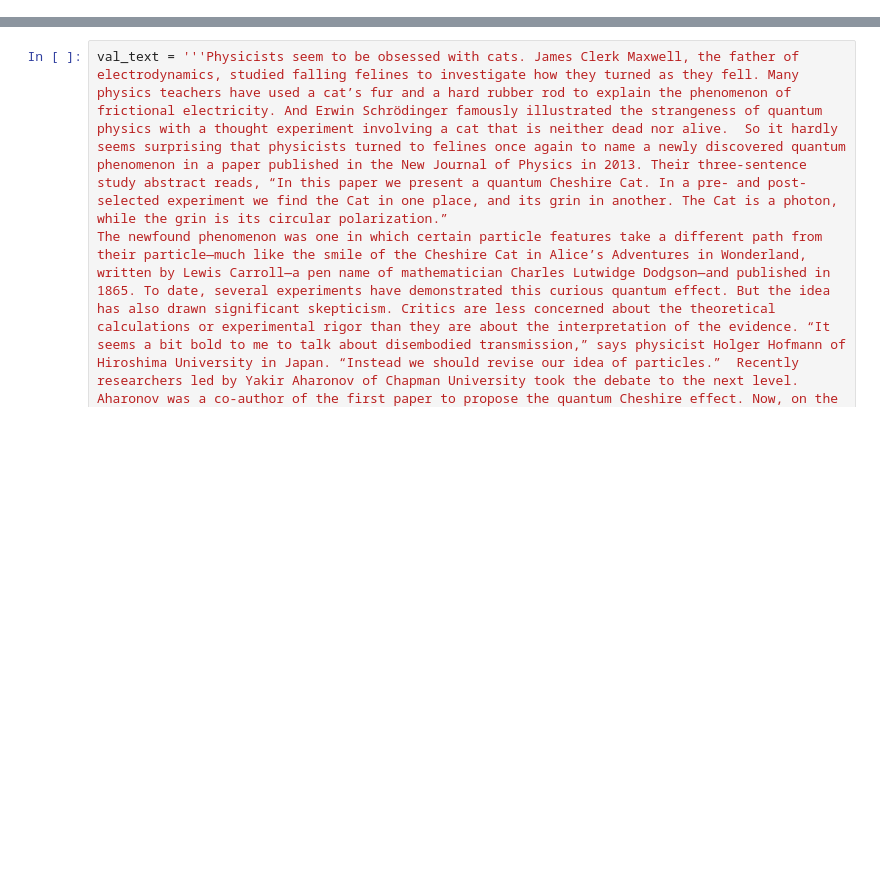
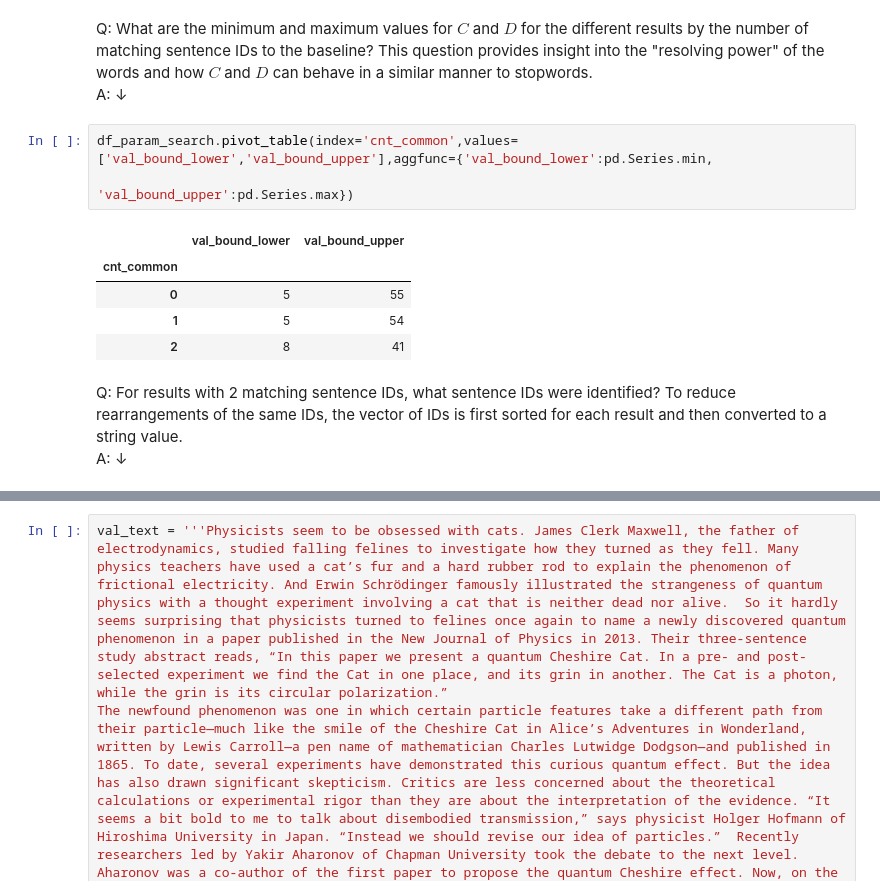
Before and after one commit to JIVJGFJZKF/luhn, a Jupyter notebook: luhn.ipynb, the cells around one changed output, grey strips where cells are left out. Saved outputs shown, nothing was run; the diff lists cells and outputs as text; blank space fills up the shorter version.

```diff
--- a/luhn.ipynb
+++ b/luhn.ipynb
@@ -27,0 +212,15 @@ def scrape_page_wikipedia(val_url):
+# %% [markdown]
+Q: What are the minimum and maximum values for $C$ and $D$ for the different results by the number of matching sentence IDs to the baseline?  This question provides insight into the "resolving power" of the words and how $C$ and $D$ can behave in a similar manner to stopwords.
+A: &darr;
+# %%
+df_param_search.pivot_table(index='cnt_common',values=['val_bound_lower','val_bound_upper'],aggfunc={'val_bound_lower':pd.Series.min,
+                                                                                                     'val_bound_upper':pd.Series.max})
+# %% [output]
+|  | val_bound_lower | val_bound_upper |
+| cnt_common |  |  |
+| 0 | 5 | 55 |
+| 1 | 5 | 54 |
+| 2 | 8 | 41 |
+# %% [markdown]
+Q: For results with 2 matching sentence IDs, what sentence IDs were identified?  To reduce rearrangements of the same IDs, the vector of IDs is first sorted for each result and then converted to a string value.
+A: &darr;
```
Also changed, not shown: parts of 81 cells of this notebook.
